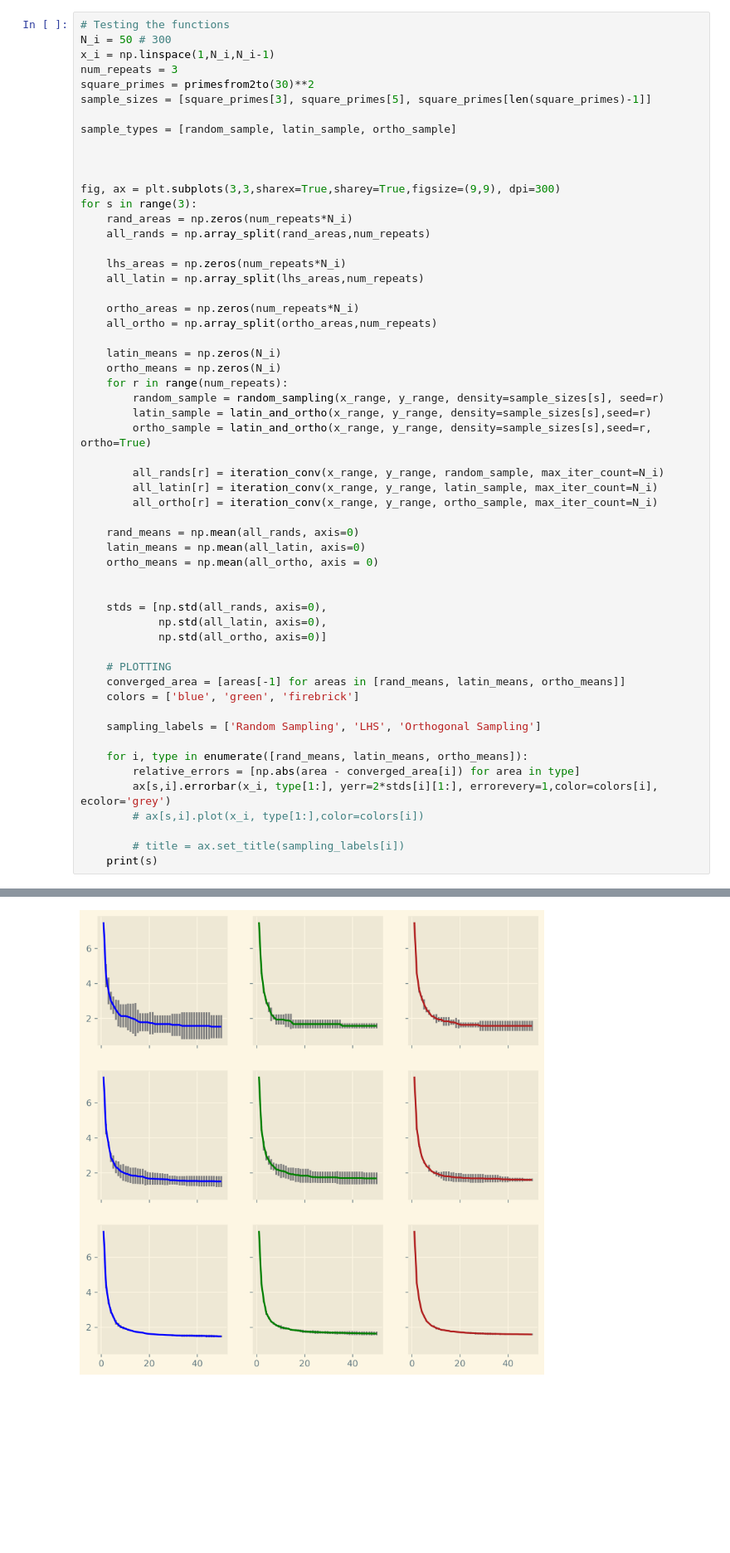
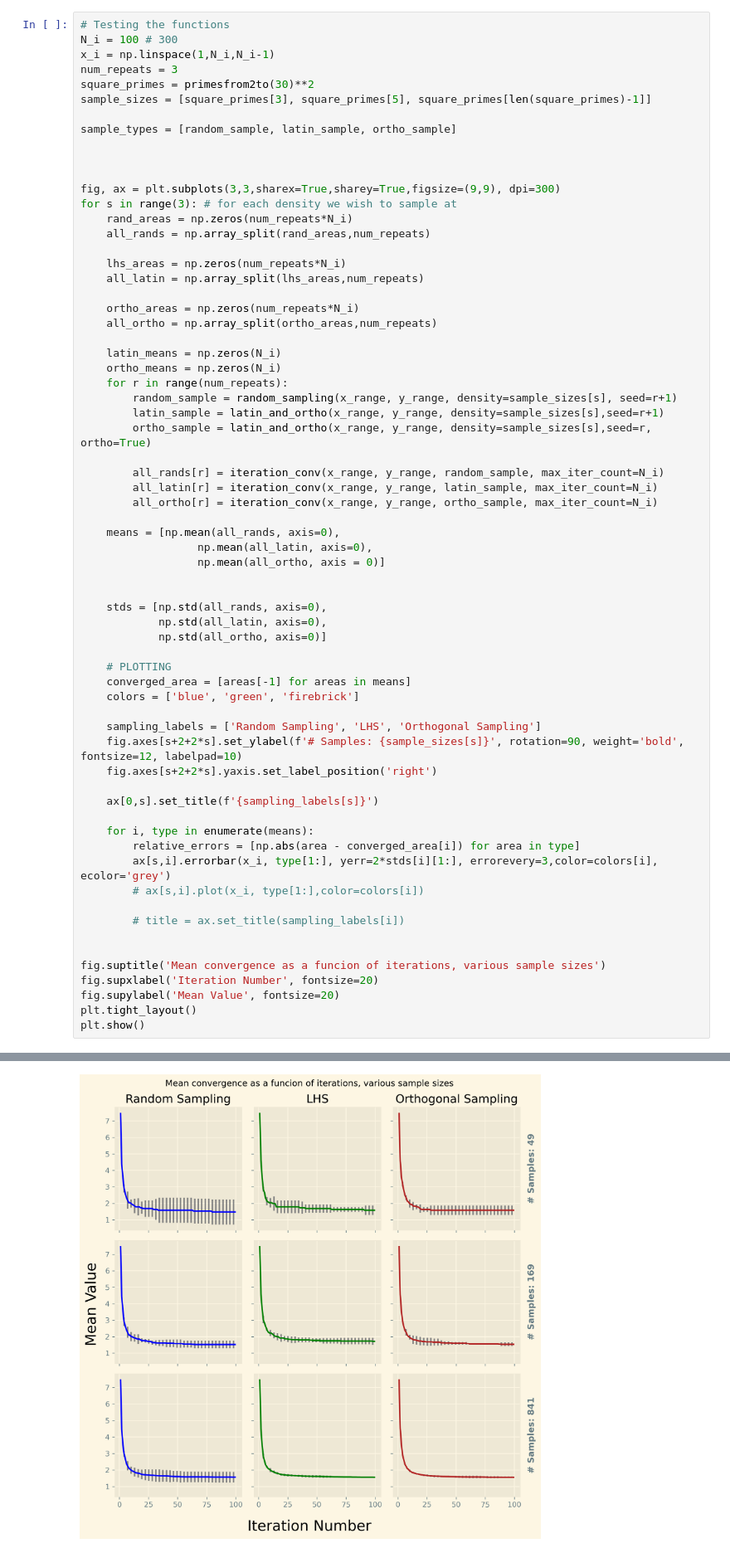
Before and after one commit to lendobo/Stochastic_Sim_1, a Jupyter notebook: mandelbrot.ipynb, the cells around one changed output, grey strips where cells are left out. Shown at 83% size. Saved outputs shown, nothing was run; the diff lists cells and outputs as text; blank space fills up the shorter version.

```diff
--- a/mandelbrot.ipynb
+++ b/mandelbrot.ipynb
@@ -197,7 +197,7 @@ def iteration_conv(x_range, y_range, C, max_iter_count=150):
     return Areas
 # %%
 # Testing the functions
-N_i = 50 # 300
+N_i = 100 # 300
 x_i = np.linspace(1,N_i,N_i-1)
 num_repeats = 3
 square_primes = primesfrom2to(30)**2
@@ -208,7 +208,7 @@ sample_types = [random_sample, latin_sample, ortho_sample]
 
 
 fig, ax = plt.subplots(3,3,sharex=True,sharey=True,figsize=(9,9), dpi=300)
-for s in range(3):
+for s in range(3): # for each density we wish to sample at
     rand_areas = np.zeros(num_repeats*N_i)
     all_rands = np.array_split(rand_areas,num_repeats)
 
@@ -221,17 +221,17 @@ for s in range(3):
     latin_means = np.zeros(N_i)
     ortho_means = np.zeros(N_i)
     for r in range(num_repeats):
-        random_sample = random_sampling(x_range, y_range, density=sample_sizes[s], seed=r)
-        latin_sample = latin_and_ortho(x_range, y_range, density=sample_sizes[s],seed=r)
+        random_sample = random_sampling(x_range, y_range, density=sample_sizes[s], seed=r+1)
+        latin_sample = latin_and_ortho(x_range, y_range, density=sample_sizes[s],seed=r+1)
         ortho_sample = latin_and_ortho(x_range, y_range, density=sample_sizes[s],seed=r, ortho=True)
 
         all_rands[r] = iteration_conv(x_range, y_range, random_sample, max_iter_count=N_i)
         all_latin[r] = iteration_conv(x_range, y_range, latin_sample, max_iter_count=N_i)
         all_ortho[r] = iteration_conv(x_range, y_range, ortho_sample, max_iter_count=N_i)
 
-    rand_means = np.mean(all_rands, axis=0)
-    latin_means = np.mean(all_latin, axis=0)
-    ortho_means = np.mean(all_ortho, axis = 0)
+    means = [np.mean(all_rands, axis=0),
+                  np.mean(all_latin, axis=0),
+                  np.mean(all_ortho, axis = 0)]
 
 
     stds = [np.std(all_rands, axis=0),
@@ -239,16 +239,26 @@ for s in range(3):
             np.std(all_ortho, axis=0)]
 
     # PLOTTING
-    converged_area = [areas[-1] for areas in [rand_means, latin_means, ortho_means]]
+    converged_area = [areas[-1] for areas in means]
     colors = ['blue', 'green', 'firebrick']
 
     sampling_labels = ['Random Sampling', 'LHS', 'Orthogonal Sampling']
+    fig.axes[s+2+2*s].set_ylabel(f'# Samples: {sample_sizes[s]}', rotation=90, weight='bold', fontsize=12, labelpad=10)
+    fig.axes[s+2+2*s].yaxis.set_label_position('right')
 
-    for i, type in enumerate([rand_means, latin_means, ortho_means]):
+    ax[0,s].set_title(f'{sampling_labels[s]}')
+
+    for i, type in enumerate(means):
         relative_errors = [np.abs(area - converged_area[i]) for area in type]
-        ax[s,i].errorbar(x_i, type[1:], yerr=2*stds[i][1:], errorevery=1,color=colors[i], ecolor='grey')
+        ax[s,i].errorbar(x_i, type[1:], yerr=2*stds[i][1:], errorevery=3,color=colors[i], ecolor='grey')
         # ax[s,i].plot(x_i, type[1:],color=colors[i])
 
         # title = ax.set_title(sampling_labels[i])
-    print(s)
+
+
+fig.suptitle('Mean convergence as a funcion of iterations, various sample sizes')
+fig.supxlabel('Iteration Number', fontsize=20)
+fig.supylabel('Mean Value', fontsize=20)
+plt.tight_layout()
+plt.show()
 # %% [output]
@@ -258 +265 @@ for s in range(3):
-[figure, old version]
+[figure, new version]
```
Also changed, not shown: parts of 21 cells of this notebook.
